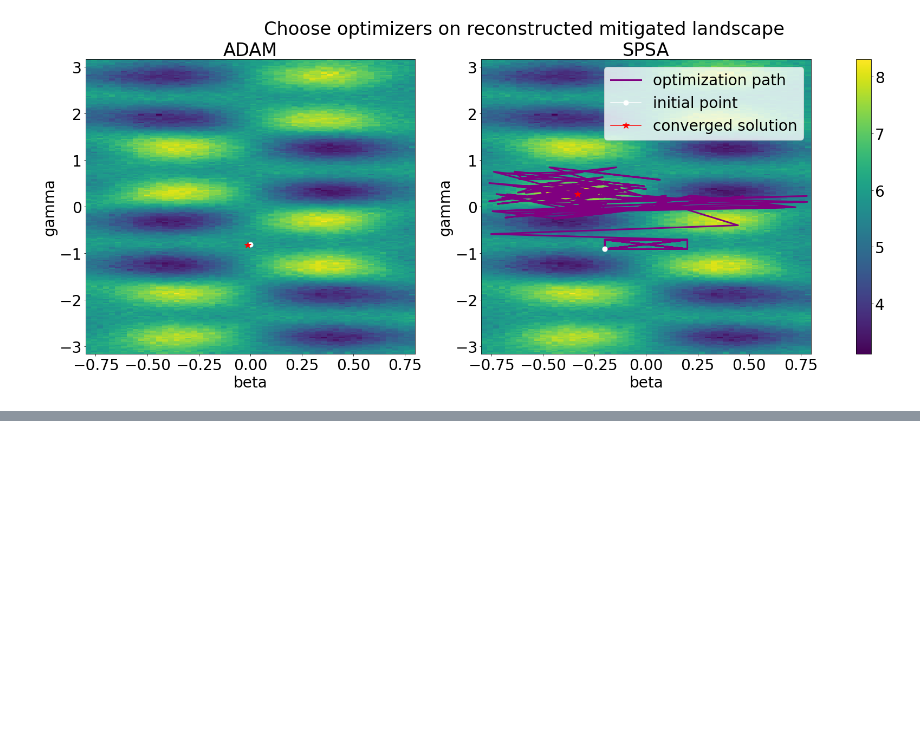
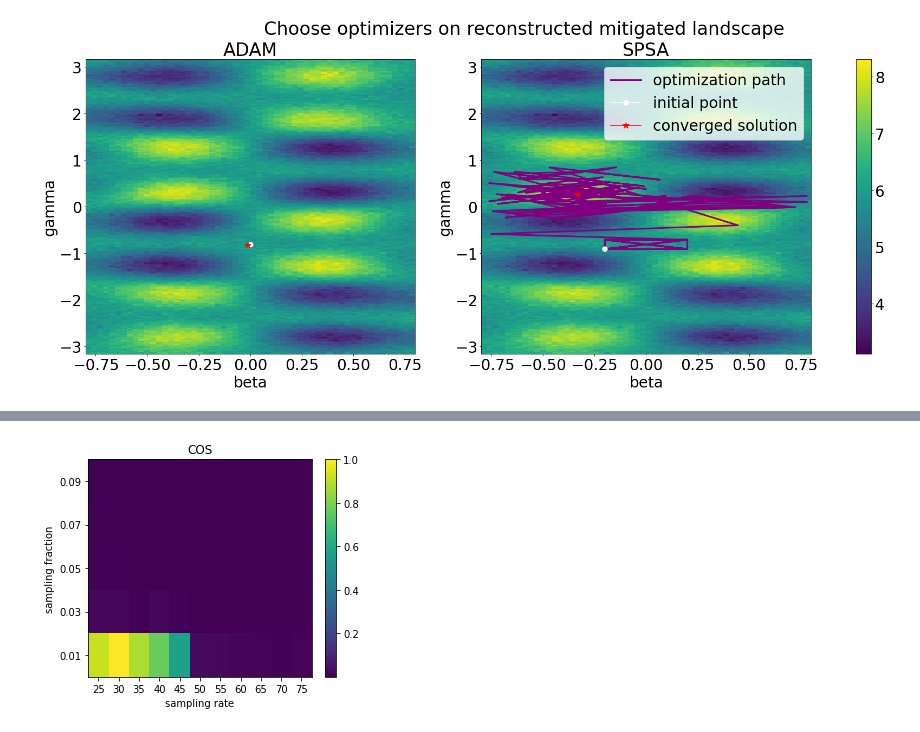
Before and after one commit to kunliu7/oscar, a Jupyter notebook: vis_figures_in_paper.ipynb, the cells around one changed output, grey strips where cells are left out. Saved outputs shown, nothing was run; the diff lists cells and outputs as text; code cells hidden in the pictures; blank space fills up the shorter version.

```diff
--- a/vis_figures_in_paper.ipynb
+++ b/vis_figures_in_paper.ipynb
@@ -318,0 +355,31 @@ vis_choose_optimizer()
+# %%
+def heatmap_sf_sr_recon_error(sf_range, sr_range, errors):
+    fig = plt.figure(figsize=[5, 4])
+    # plt.plot()
+    ax = plt.axes()
+    # plt.plot(beta_opt, gamma_opt, "ro")
+
+    X, Y = np.meshgrid(sr_range, sf_range, indexing='ij')
+    Z = errors.reshape(len(sr_range), len(sf_range))
+
+    c = ax.pcolormesh(X, Y, Z) # , cmap='viridis', vmin=z_min, vmax=z_max)
+    # ax.axis([X.min(), X.max(), Y.min(), Y.max()])
+
+    ax.set_xlabel("sampling rate")
+    ax.set_xticks(sr_range)
+    ax.set_ylabel("sampling fraction")
+    ax.set_yticks(sf_range)
+    ax.set_title("COS")
+    # ax.plot(beta_opt, gamma_opt, "ro")
+    fig.colorbar(c, ax=ax)
+    # fig.savefig(figpath)
+    plt.show()
+
+mse = [2.118698600320954, 0.4264235441805948, 0.23822630844099071, 0.20689894933684855, 0.08179201689773634, 2.2506459599867297, 0.4361775598188958, 0.28659993733247136, 0.08744856847992419, 0.0732864746349093, 2.167304785566338, 0.2582870914352997, 0.07478826860249567, 0.08504810899867897, 0.027660263129608294, 2.0826489226719773, 0.4974349673297324, 0.10023255899534426, 0.043216215279435435, 0.012896733064577717, 1.890956325776356, 0.245688530621947, 0.1642245597373079, 0.04092778340638934, 0.009768291372807237, 0.6236907857945042, 0.07233869787634145, 0.04904438203387639, 0.006495148753355689, 0.004773276637086853, 0.45381613699741424, 0.09717807985892747, 0.020318993450127804, 0.0048653611344645215, 0.005854854988494881, 0.4079406685982311, 0.05752508146084986, 0.03293372173454906, 0.005337024286452811, 0.0016303156632120727, 0.32382769815856427, 0.04637524040669229, 0.007910584000797893, 0.011292997260871044, 0.0020378982544017655, 0.2728995121818533, 0.034334197749544375, 0.0279716691639176, 0.013906723654300636, 0.001582039421033094, 0.2951727273794584, 0.024794543470055355, 0.004180796621427102, 0.009449785715426139, 0.0011158319481410295]
+cos = [0.9170881306593054, 0.020395174146597972, 0.00566981610523154, 0.0039384215167377334, 0.0007302953545714752, 1.0004203497002622, 0.0188219007392203, 0.007393527964160818, 0.0008502044459147706, 0.0005899466741239312, 0.8769843605026652, 0.006205772549262689, 0.0005508984920948867, 0.0007414948727852977, 7.253485673319737e-05, 0.7693052304633172, 0.01950434449772509, 0.001064726690196749, 0.0002024321084277414, 1.8883842521799643e-05, 0.5646786756984006, 0.006642873884647016, 0.0029412072261973954, 0.00018737105799071507, 1.0644817274751972e-05, 0.027019925328360506, 0.0005010397101369302, 0.00026940280691556406, 4.361747626302481e-06, 2.5351871332235376e-06, 0.021951737749359213, 0.0008852483031792646, 3.9699370302459513e-05, 2.5529419176439916e-06, 3.841655672132127e-06, 0.012003482167032176, 0.00033436962588717645, 0.00011804230235890056, 3.15399044503728e-06, 2.913723184949646e-07, 0.00905803211426015, 0.00022103601155998298, 6.564199006353633e-06, 1.4181103266008854e-05, 4.6520245389203296e-07, 0.005834684113153243, 0.0001240059951487238, 8.686624768983187e-05, 2.1601343854538158e-05, 2.750607249746295e-07, 0.008060298714766545, 5.8996589237358954e-05, 1.900175701008422e-06, 1.0013390652097165e-05, 1.3908894402892003e-07]
+sr_range = range(25, 76, 5)
+sf_range = np.arange(0.01, 0.11, 0.02)
+heatmap_sf_sr_recon_error(sf_range, sr_range, np.array(cos))
+# heatmap_sf_sr_recon_error(sf_range, sr_range, np.array(mse))
+# %% [output]
+[figure, added]
```
Also changed, not shown: parts of 2 cells of this notebook, 1 other file.
